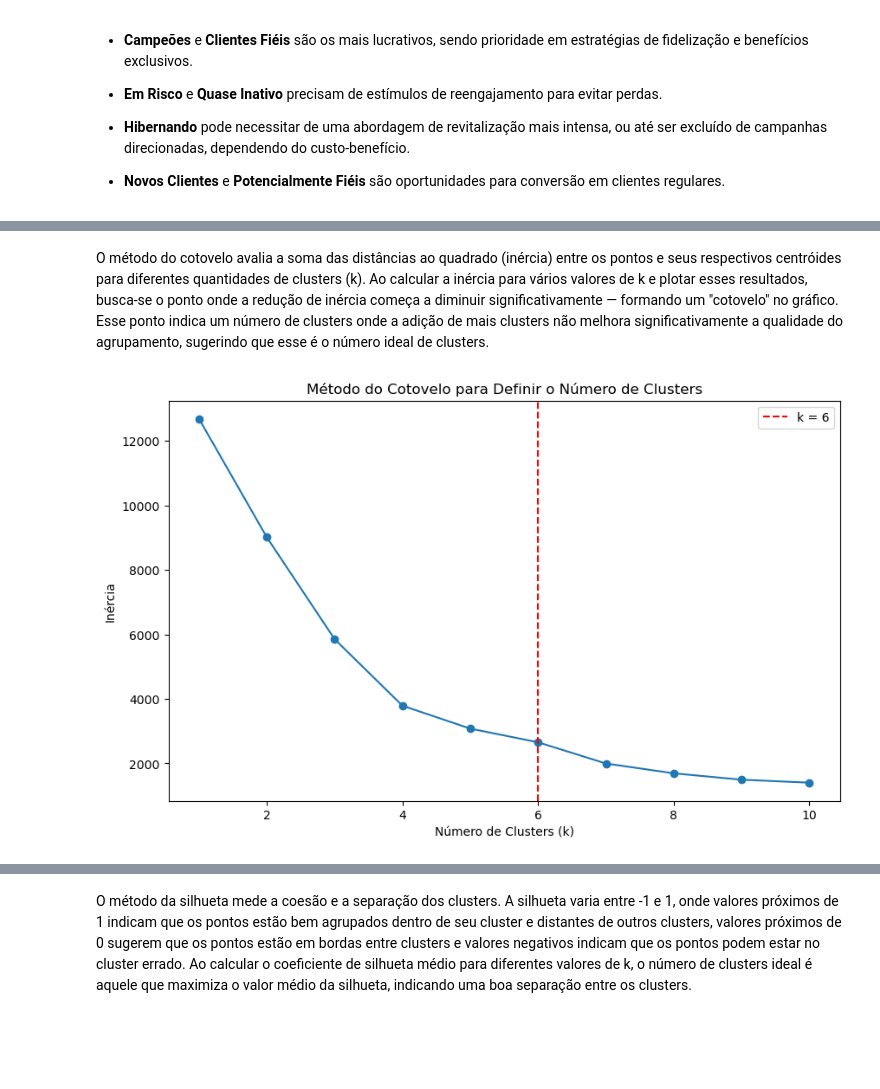
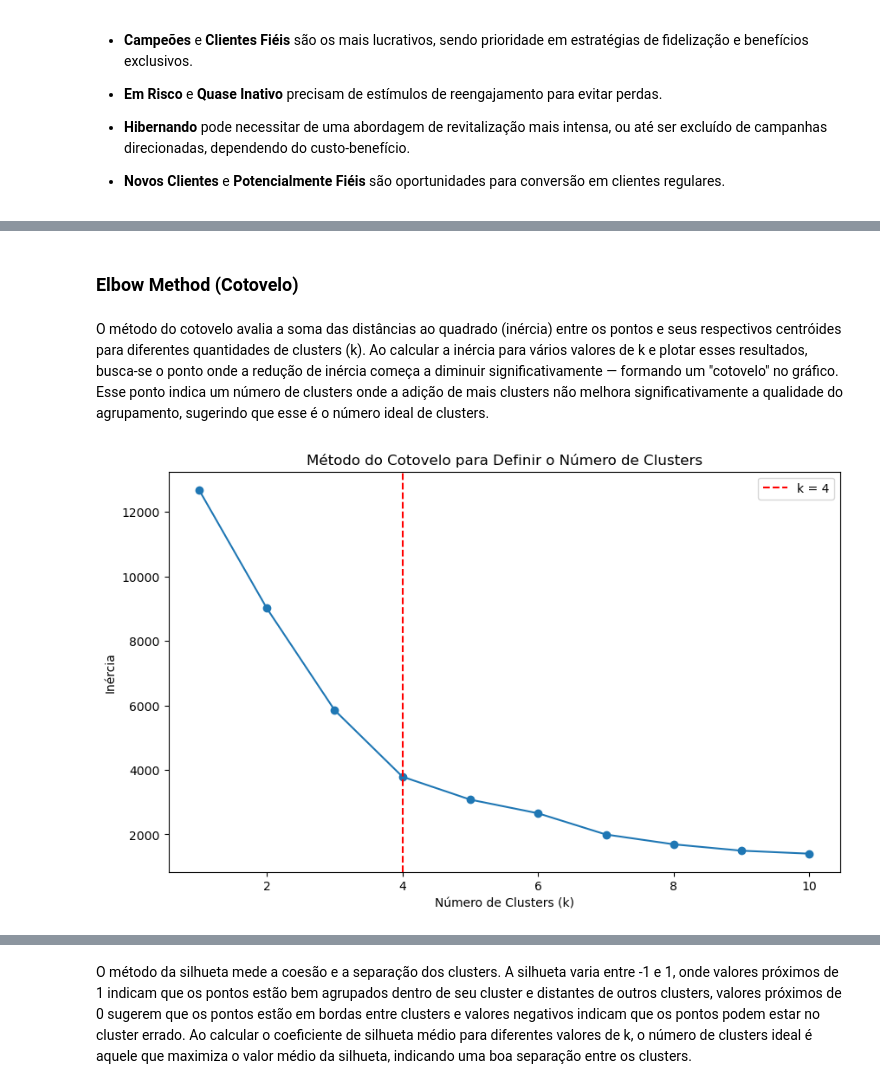
Before and after one commit to luanmagalhaes01/Marketing-Analytics, a Jupyter notebook: Marketing Analytics.ipynb, the cells around one changed output, grey strips where cells are left out. Saved outputs shown, nothing was run; the diff lists cells and outputs as text; code cells hidden in the pictures; blank space fills up the shorter version.

```diff
--- a/Marketing Analytics.ipynb
+++ b/Marketing Analytics.ipynb
@@ -941,34 +956,36 @@ O K-means é um dos algoritmos mais populares para clustering, que é a tarefa d
+# %% [markdown]
+### Elbow Method (Cotovelo)
 # %% [markdown]
 O método do cotovelo avalia a soma das distâncias ao quadrado (inércia) entre os pontos e seus respectivos centróides para diferentes quantidades de clusters (k). Ao calcular a inércia para vários valores de k e plotar esses resultados, busca-se o ponto onde a redução de inércia começa a diminuir significativamente — formando um "cotovelo" no gráfico. Esse ponto indica um número de clusters onde a adição de mais clusters não melhora significativamente a qualidade do agrupamento, sugerindo que esse é o número ideal de clusters.
 # %%
 import matplotlib.pyplot as plt
 from sklearn.cluster import KMeans
 from sklearn.preprocessing import StandardScaler
 
 # Selecionando as variáveis e padronizando
 X = base_segmentacao[['Frequency', 'Monetary', 'Recency']]
 scaler = StandardScaler()
 X_scaled = scaler.fit_transform(X)
 
 # Calculando a inércia para diferentes valores de k
 inertia = []
 k_range = range(1, 11)
 for k in k_range:
     kmeans = KMeans(n_clusters=k, random_state=42)
     kmeans.fit(X_scaled)
     inertia.append(kmeans.inertia_)
 
 # Defina o número ideal de clusters desejado
-k_ideal = 6
+k_ideal = 4
 
 # Plotando o gráfico do método do cotovelo
 plt.figure(figsize=(10, 6))
 plt.plot(k_range, inertia, marker='o')
 plt.axvline(x=k_ideal, color='red', linestyle='--', label=f'k = {k_ideal}')
 plt.xlabel('Número de Clusters (k)')
 plt.ylabel('Inércia')
 plt.title('Método do Cotovelo para Definir o Número de Clusters')
 plt.legend()
 plt.show()
 # %% [output]
-[figure, old version]
+[figure, new version]
```
Also changed, not shown: parts of 15 cells of this notebook.
